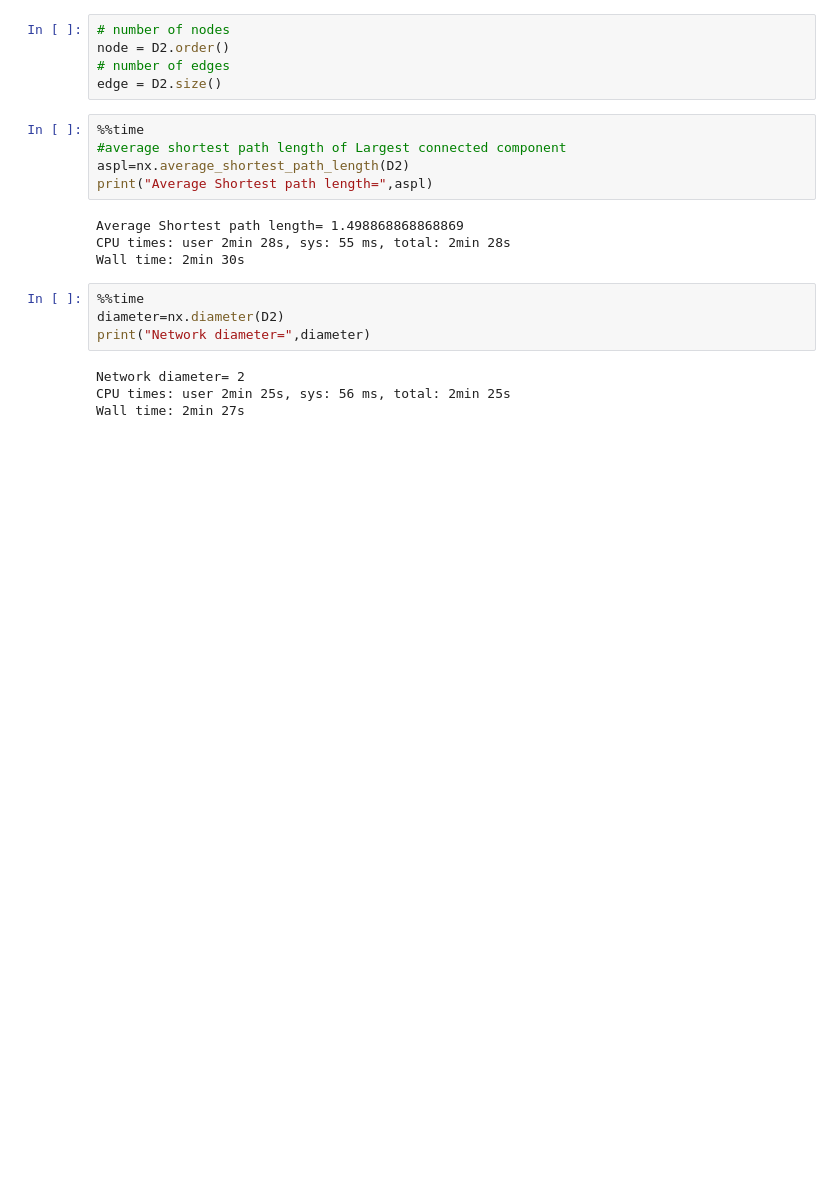
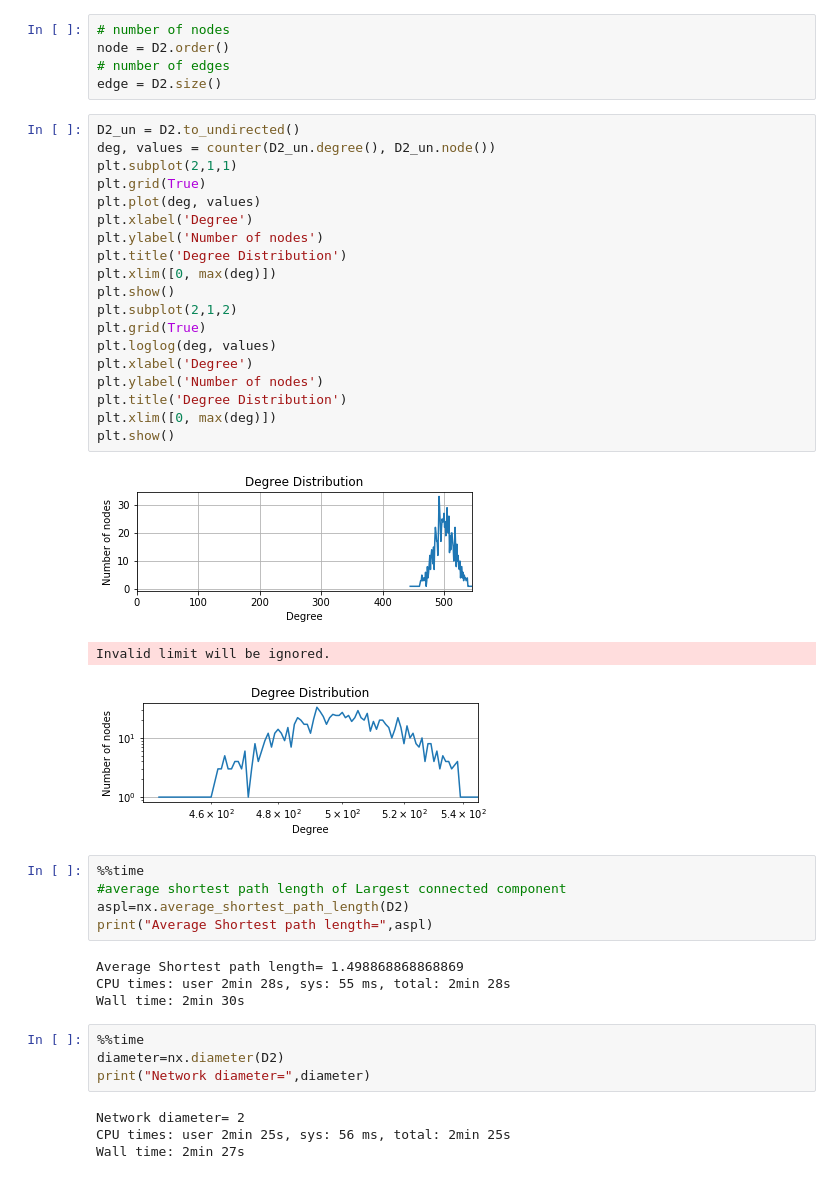
Before and after one commit to ReBachtr/Bignetwork, a Jupyter notebook: Project.ipynb, the cells around one changed output. Cells and saved outputs as stored; diff of their text form; blank space fills up the shorter version.

```diff
--- a/Project.ipynb
+++ b/Project.ipynb
@@ -153,6 +229,29 @@ Wall time: 12.8 s
 node = D2.order()
 # number of edges
 edge = D2.size()
+# %%
+D2_un = D2.to_undirected()
+deg, values = counter(D2_un.degree(), D2_un.node())
+plt.subplot(2,1,1)
+plt.grid(True)
+plt.plot(deg, values)
+plt.xlabel('Degree')
+plt.ylabel('Number of nodes')
+plt.title('Degree Distribution')
+plt.xlim([0, max(deg)])
+plt.show()
+plt.subplot(2,1,2)
+plt.grid(True)
+plt.loglog(deg, values)
+plt.xlabel('Degree')
+plt.ylabel('Number of nodes')
+plt.title('Degree Distribution')
+plt.xlim([0, max(deg)])
+plt.show()
+# %% [output]
+[figure, added]
+Invalid limit will be ignored.
+[figure, added]
 # %%
 %%time
 #average shortest path length of Largest connected component
```
Also changed, not shown: parts of 9 cells of this notebook, 2 other files.
